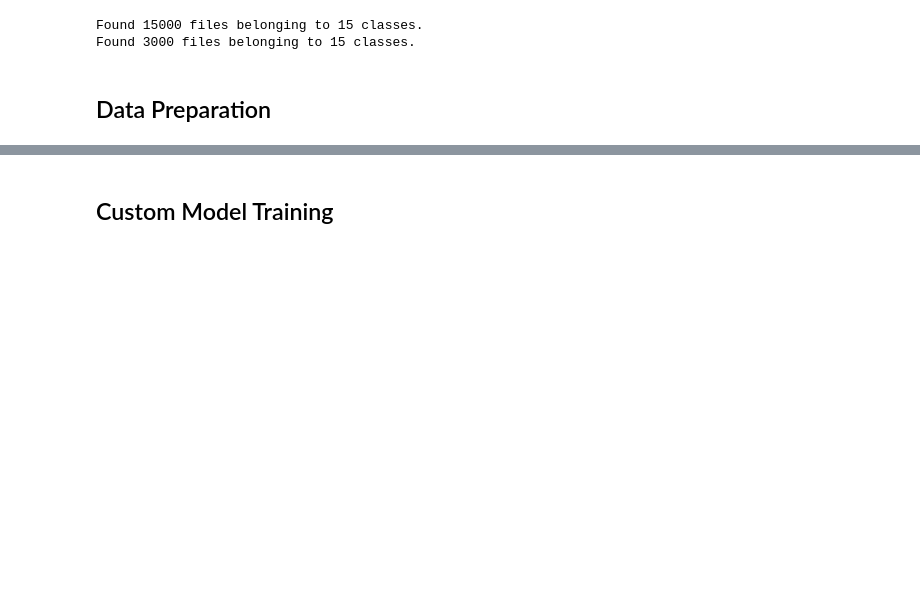
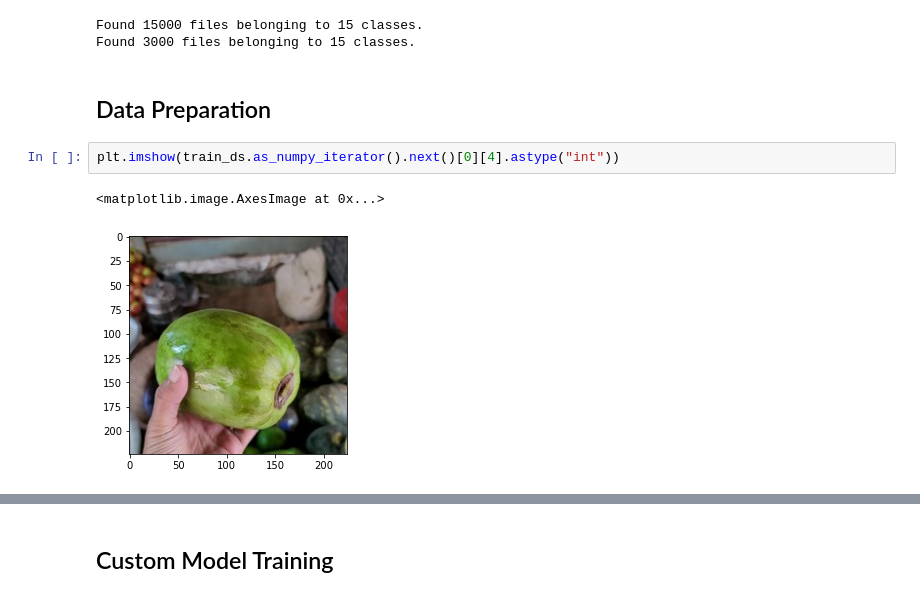
Before and after one commit to ASykes4/ItML_Project_2_Students, a Jupyter notebook: example_start.ipynb, the cells around one changed output, grey strips where cells are left out. Cells and saved outputs as stored; diff of their text form; blank space fills up the shorter version.

```diff
--- a/example_start.ipynb
+++ b/example_start.ipynb
@@ -95,3 +128,8 @@ Found 15000 files belonging to 15 classes.
 Found 3000 files belonging to 15 classes.
 # %% [markdown]
 ## Data Preparation
+# %%
+plt.imshow(train_ds.as_numpy_iterator().next()[0][4].astype("int"))
+# %% [output]
+<matplotlib.image.AxesImage at 0x...>
+[figure, added]
```
Also changed, not shown: parts of 7 cells of this notebook.
